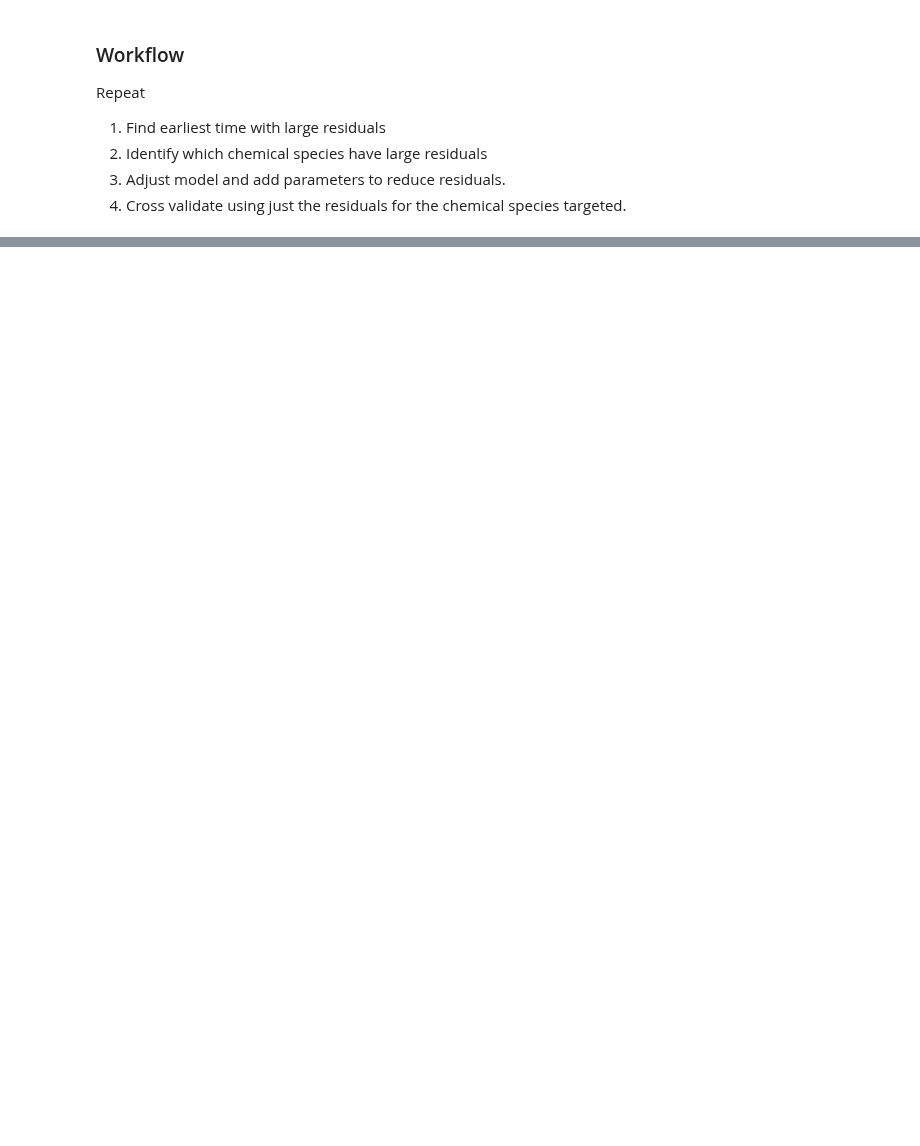
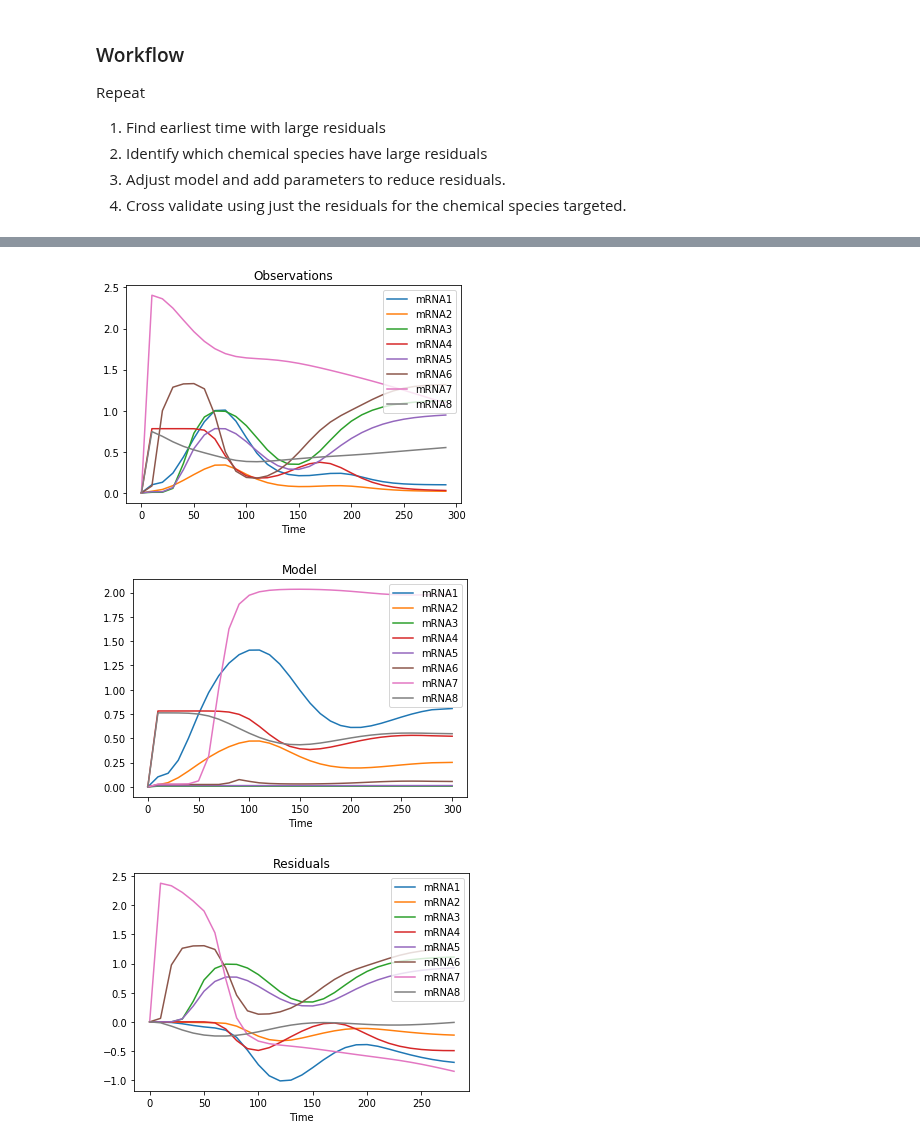
Before and after one commit to ModelEngineering/advancing-biomedical-models, a Jupyter notebook: lectures/lecture_16/lecture_16_practical_techniques_for_discovering_models.ipynb, the cells around one changed output, grey strips where cells are left out. Drawn from its saved outputs; the diff is of its cells as text; code cells hidden in the pictures; blank space fills up the shorter version.

```diff
--- a/lectures/lecture_16/lecture_16_practical_techniques_for_discovering_models.ipynb
+++ b/lectures/lecture_16/lecture_16_practical_techniques_for_discovering_models.ipynb
@@ -358,0 +406,30 @@ Repeat
+# %%
+def plotSimulation(model, parameters, sim_time=1200):
+    num_points = int(sim_time/10)
+    df_model1 = la.makeDF(mf.runSimulation(model=model,sim_time=sim_time, num_points=num_points,
+                                           parameters=parameters), is_protein=False)
+    df_res = df_rnaseq - df_model1
+    columns = [ c for c in df_res.columns if "mRNA" in c]
+    df_res = df_res[columns]
+    for args in [(df_rnaseq, "Observations"), (df_model1, "Model"), (df_res, "Residuals")]:
+        plt.figure()
+        la.plotData(args[0], endtime=sim_time, title=args[1])
+# %%
+def runExperiment(model, species, constants, sim_time):
+    num_points = int(sim_time/10)
+    parameters = la.makeParameters(constants)
+    df_obs = df_rnaseq.loc[df_rnaseq.index[range(num_points)], :]
+    df_obs = pd.DataFrame(df_obs[species])  # Focus on the one we're trying to fix
+    list_parameters, rsqs = mf.crossValidate(df_obs, model=model, parameters=parameters,
+                                             num_points=num_points,
+                                             method='leastsqs',
+                                             sim_time=sim_time,
+                                             num_folds=3)
+    plotSimulation(model, list_parameters[0], sim_time=sim_time)
+# %%
+constants = ['Vm1', 'Vm7', 'K1_7', 'H7']
+runExperiment(model, 'mRNA7', constants, sim_time=300)
+# %% [output]
+[figure, added]
+[figure, added]
+[figure, added]
```
Also changed, not shown: parts of 13 cells of this notebook, 1 other file.
